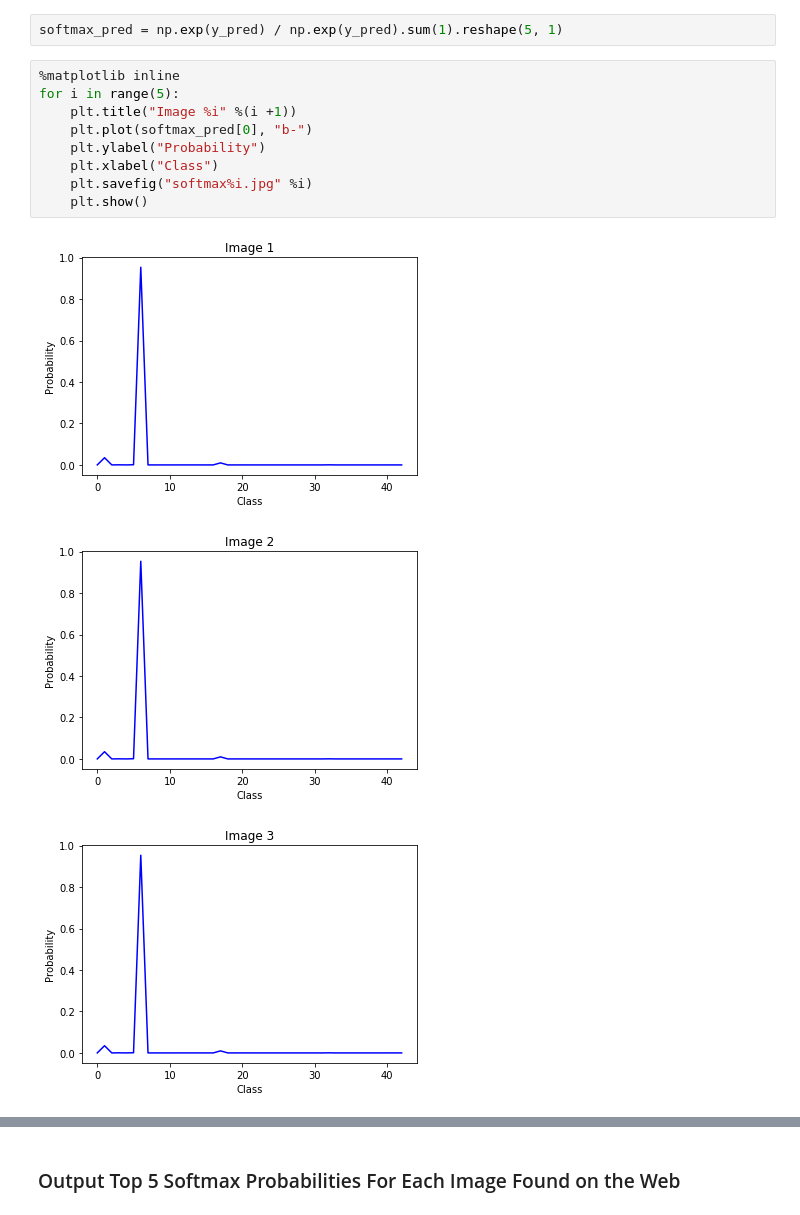
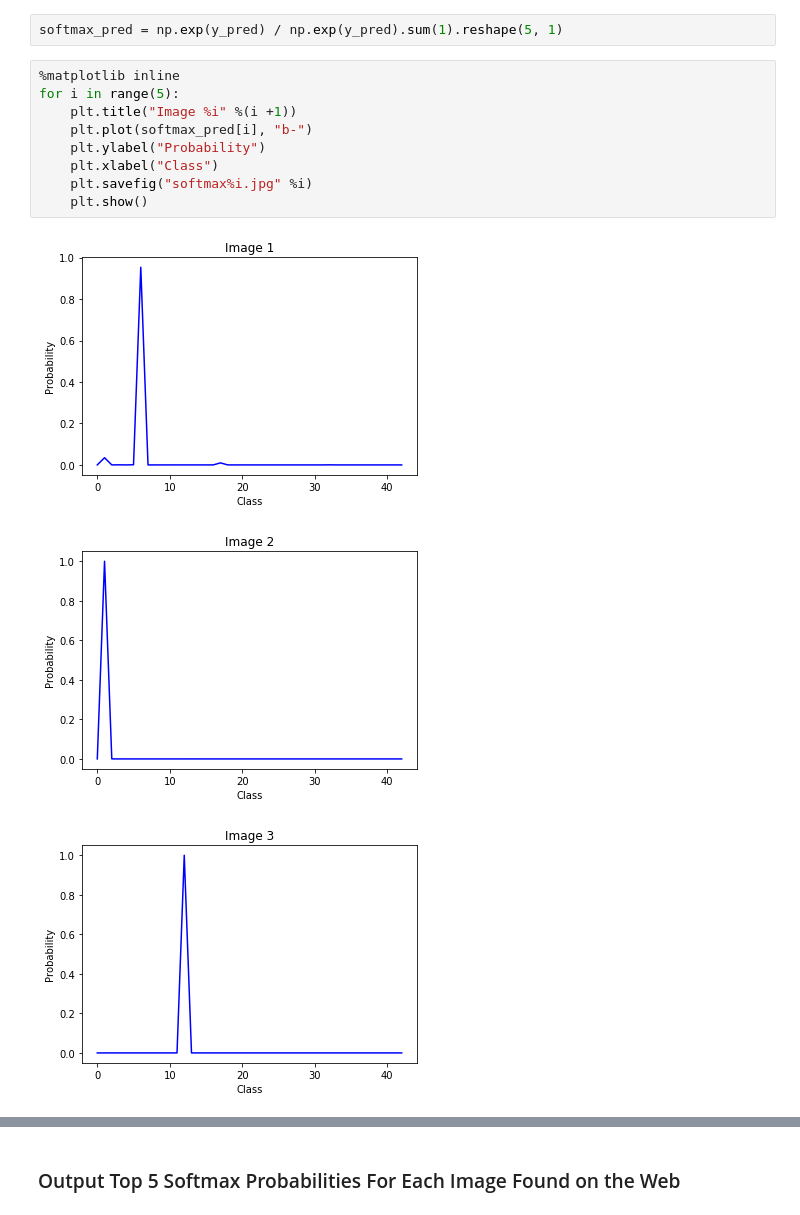
Before and after one commit to jrobischon/CarND-Traffic-Sign-Classifier-Project, a Jupyter notebook: Traffic_Sign_Classifier.ipynb, the cells around one changed output, grey strips where cells are left out. Cells and saved outputs as stored; diff of their text form.

Commit message:
fix softmax charts

```diff
--- a/Traffic_Sign_Classifier.ipynb
+++ b/Traffic_Sign_Classifier.ipynb
@@ -510,13 +510,13 @@ softmax_pred = np.exp(y_pred) / np.exp(y_pred).sum(1).reshape(5, 1)
 # %%
 %matplotlib inline
 for i in range(5):
     plt.title("Image %i" %(i +1))
-    plt.plot(softmax_pred[0], "b-")
+    plt.plot(softmax_pred[i], "b-")
     plt.ylabel("Probability")
     plt.xlabel("Class")
     plt.savefig("softmax%i.jpg" %i)
     plt.show()
 # %% [output]
 [figure]
-[figure, old version]
+[figure, new version]
-[figure, old version]
+[figure, new version]
```
Also changed, not shown: parts of 3 cells of this notebook, 5 other files.
